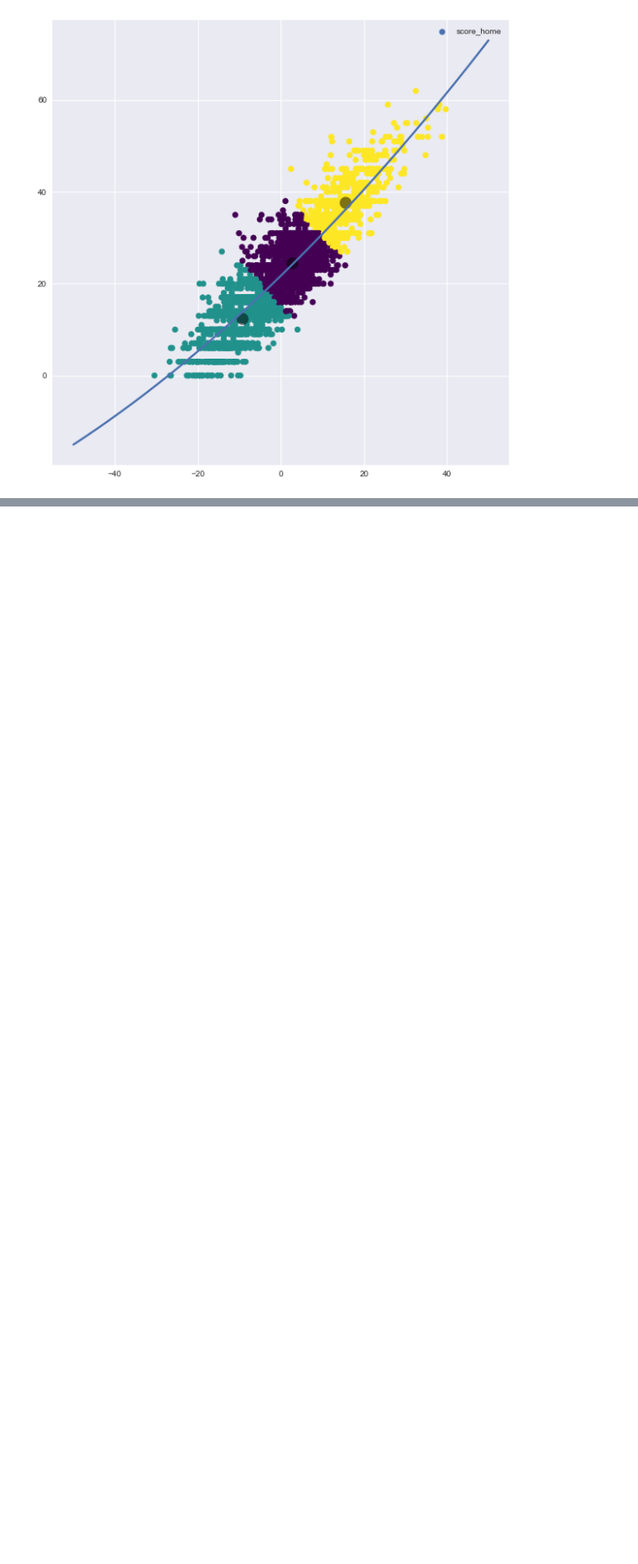
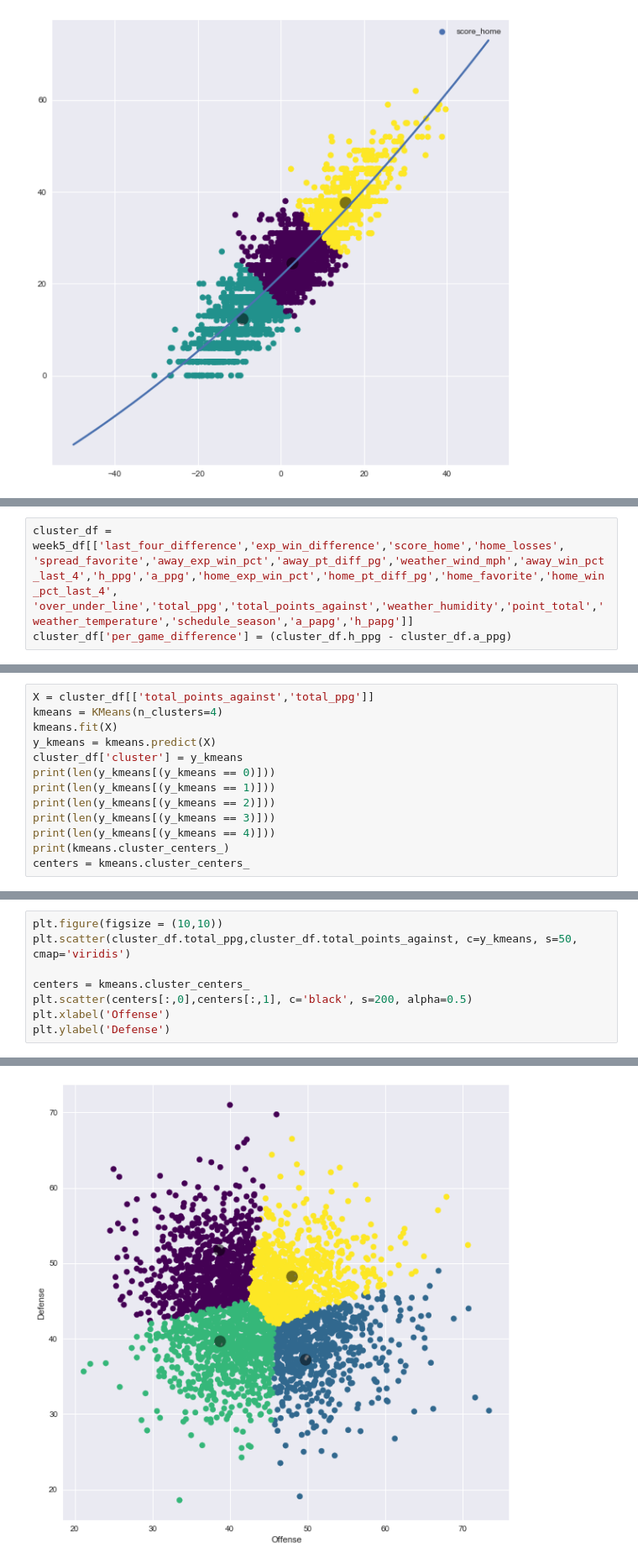
Before and after one commit to slieb74/NFL-Betting-Data, a Jupyter notebook: clusters.ipynb, the cells around one changed output, grey strips where cells are left out. Shown: that part at 84% size. Cells and saved outputs as stored; diff of their text form; blank space fills up the shorter version.

```diff
--- a/clusters.ipynb
+++ b/clusters.ipynb
@@ -92,0 +95,3 @@ plt.legend(loc = 'best');
+# %%
+cluster_df = week5_df[['last_four_difference','exp_win_difference','score_home','home_losses', 'spread_favorite','away_exp_win_pct','away_pt_diff_pg','weather_wind_mph','away_win_pct_last_4','h_ppg','a_ppg','home_exp_win_pct','home_pt_diff_pg','home_favorite','home_win_pct_last_4', 'over_under_line','total_ppg','total_points_against','weather_humidity','point_total','weather_temperature','schedule_season','a_papg','h_papg']]
+cluster_df['per_game_difference'] = (cluster_df.h_ppg - cluster_df.a_ppg)
@@ -92,0 +103,13 @@ plt.legend(loc = 'best');
+# %%
+X = cluster_df[['total_points_against','total_ppg']]
+kmeans = KMeans(n_clusters=4)
+kmeans.fit(X)
+y_kmeans = kmeans.predict(X)
+cluster_df['cluster'] = y_kmeans
+print(len(y_kmeans[(y_kmeans == 0)]))
+print(len(y_kmeans[(y_kmeans == 1)]))
+print(len(y_kmeans[(y_kmeans == 2)]))
+print(len(y_kmeans[(y_kmeans == 3)]))
+print(len(y_kmeans[(y_kmeans == 4)]))
+print(kmeans.cluster_centers_)
+centers = kmeans.cluster_centers_
@@ -92,0 +187,9 @@ plt.legend(loc = 'best');
+# %%
+plt.figure(figsize = (10,10))
+plt.scatter(cluster_df.total_ppg,cluster_df.total_points_against, c=y_kmeans, s=50, cmap='viridis')
+
+centers = kmeans.cluster_centers_
+plt.scatter(centers[:,0],centers[:,1], c='black', s=200, alpha=0.5)
+plt.xlabel('Offense')
+plt.ylabel('Defense')
+# %% [output]
@@ -92,0 +197 @@ plt.legend(loc = 'best');
+[figure, added]
```
Also changed, not shown: parts of 9 cells of this notebook, 3 other files.
